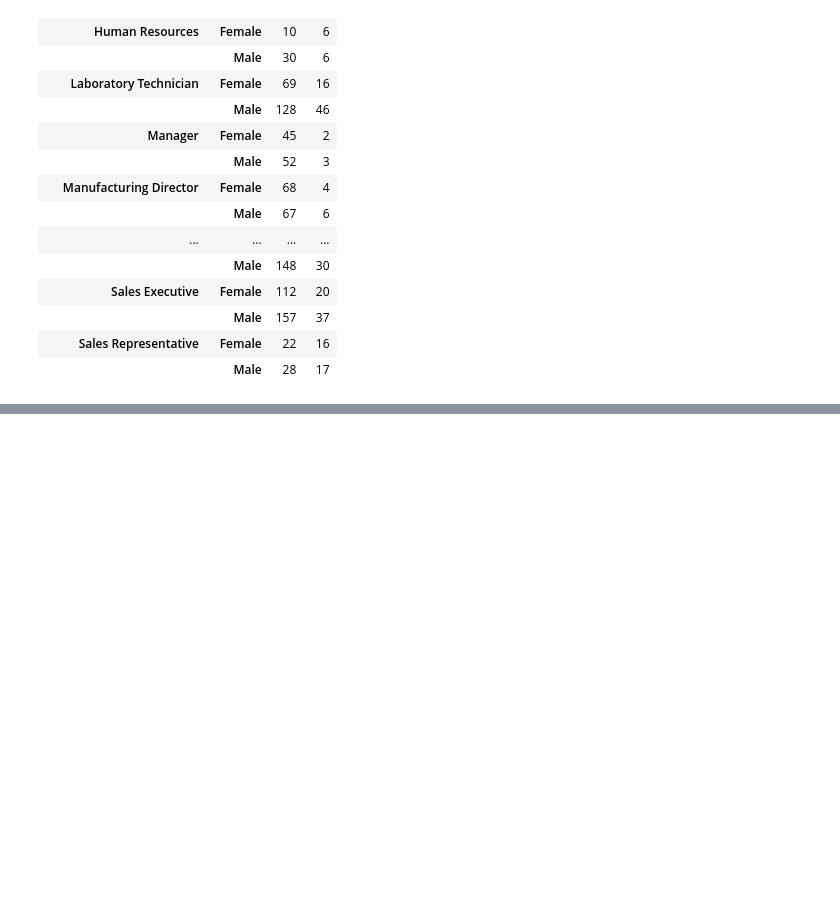
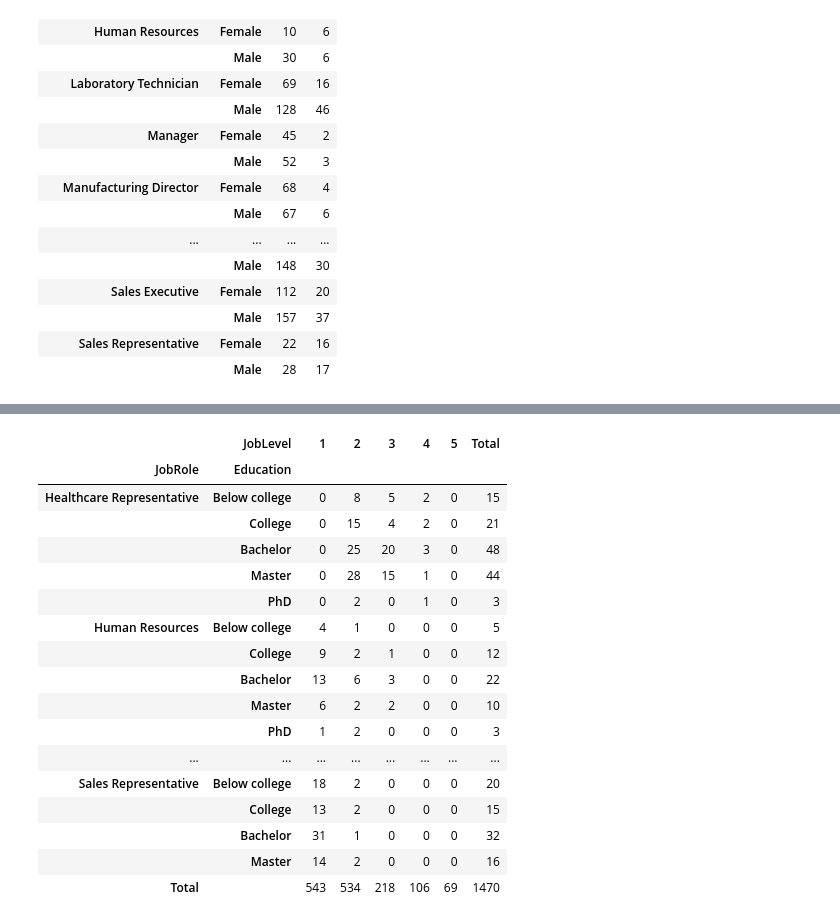
Before and after one commit to stephanyresque/projeto-IBM, a Jupyter notebook: projeto_IBM.ipynb, the cells around one changed output, grey strips where cells are left out. Cells and saved outputs as stored; diff of their text form; code cells hidden in the pictures; blank space fills up the shorter version.

```diff
--- a/projeto_IBM.ipynb
+++ b/projeto_IBM.ipynb
@@ -1174,0 +1376,26 @@ df.pivot_table(
+# %%
+pd.crosstab(
+    [df['JobRole'], df['Education']],
+    df['JobLevel'],
+    margins = True,
+    margins_name = 'Total',
+).rename(index=mapeamento_educacao)
+# %% [output]
+|  | JobLevel | 1 | 2 | 3 | 4 | 5 | Total |
+| JobRole | Education |  |  |  |  |  |  |
+| Healthcare Representative | Below college | 0 | 8 | 5 | 2 | 0 | 15 |
+|  | College | 0 | 15 | 4 | 2 | 0 | 21 |
+|  | Bachelor | 0 | 25 | 20 | 3 | 0 | 48 |
+|  | Master | 0 | 28 | 15 | 1 | 0 | 44 |
+|  | PhD | 0 | 2 | 0 | 1 | 0 | 3 |
+| Human Resources | Below college | 4 | 1 | 0 | 0 | 0 | 5 |
+|  | College | 9 | 2 | 1 | 0 | 0 | 12 |
+|  | Bachelor | 13 | 6 | 3 | 0 | 0 | 22 |
+|  | Master | 6 | 2 | 2 | 0 | 0 | 10 |
+|  | PhD | 1 | 2 | 0 | 0 | 0 | 3 |
+| ... | ... | ... | ... | ... | ... | ... | ... |
+| Sales Representative | Below college | 18 | 2 | 0 | 0 | 0 | 20 |
+|  | College | 13 | 2 | 0 | 0 | 0 | 15 |
+|  | Bachelor | 31 | 1 | 0 | 0 | 0 | 32 |
+|  | Master | 14 | 2 | 0 | 0 | 0 | 16 |
+| Total |  | 543 | 534 | 218 | 106 | 69 | 1470 |
```
Also changed, not shown: parts of 15 cells of this notebook.
